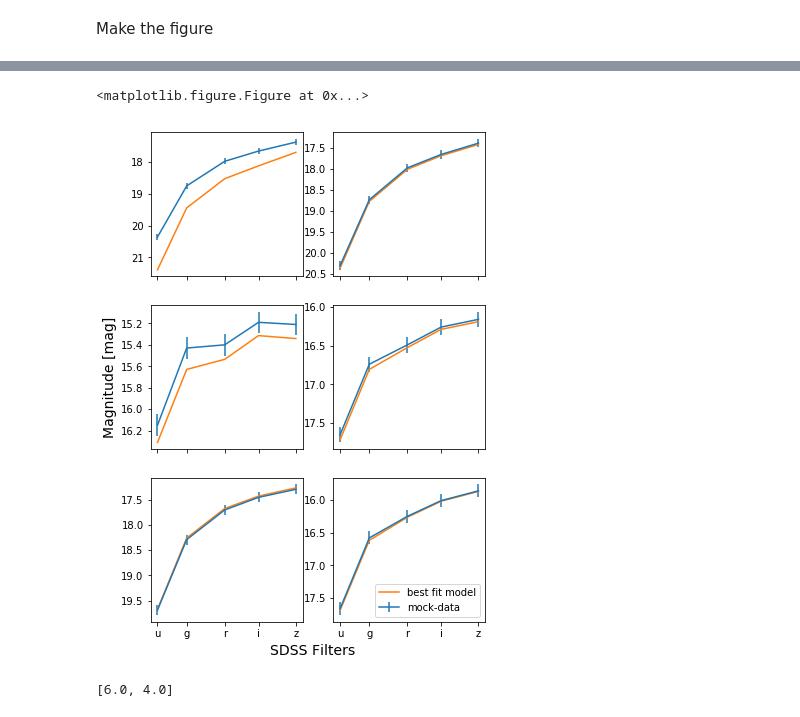
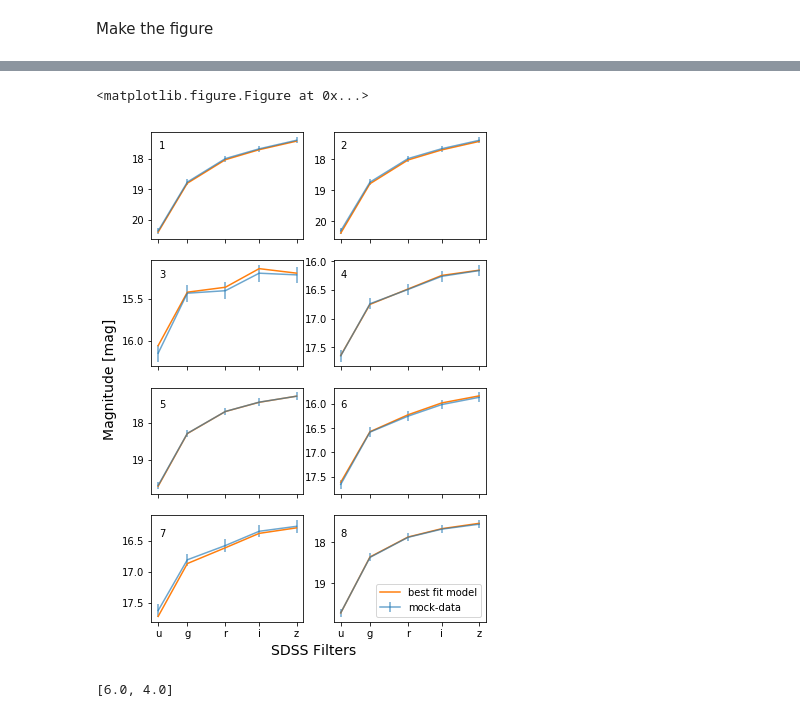
Before and after one commit to benjaminrose/MC-Age, a Jupyter notebook: figures/Consistance-Test-SED.ipynb, the cells around one changed output, grey strips where cells are left out. Saved outputs shown, nothing was run; the diff lists cells and outputs as text; code cells hidden in the pictures.

Commit message:
Update figure creating scripts

```diff
--- a/figures/Consistance-Test-SED.ipynb
+++ b/figures/Consistance-Test-SED.ipynb
@@ -63,7 +91,7 @@ redshift = 0.05
 # %% [markdown]
 Get the SED for the model.
 # %%
-def get_sed(sp, redshift, logzsol, dust2, tau, tStart, sfTrans, sfSlope):
+def get_sed(sp, redshift, logzsol, dust2, tau, tStart, sfTrans, phi):
     """same as `calculateAge.runFSPS()` as of 2017-10-05
     """
     sdss_bands = ['sdss_u', 'sdss_g', 'sdss_r', 'sdss_i', 'sdss_z']
@@ -77,14 +105,14 @@ def get_sed(sp, redshift, logzsol, dust2, tau, tStart, sfTrans, sfSlope):
     sp.params['tau'] = tau
     sp.params['sf_start'] = tStart
     sp.params['sf_trunc'] = sfTrans
-    sp.params['sf_slope'] = sfSlope
+    sp.params['sf_slope'] = np.tan(phi)
 
     tage = cosmo.age(redshift).to('Gyr').value
 
     return sp.get_mags(tage=tage, redshift=redshift, bands=sdss_bands)
 # %%
 model_sed = {}
-for i in range(1, 7):
+for i in range(1, 9):
     model_sed[i] = get_sed(sp, redshift, *model[i])
 # %% [markdown]
 Make the figure
@@ -101,62 +131,94 @@ model_sed
 plt.figure('SED Consistence Test')
 
 # row and column sharing
-f, ((ax1, ax2), (ax3, ax4), (ax5, ax6)) = plt.subplots(3, 2, sharex='col', figsize=(6, 9))
+f, ((ax1, ax2), (ax3, ax4), (ax5, ax6), (ax7, ax8)) = plt.subplots(4, 2, sharex='col', figsize=(6, 9))
 
 # add uncertainty
-ax1.errorbar(wavelengths, data[1], yerr=uncert[1])
+ax1.errorbar(wavelengths, data[1], yerr=uncert[1], alpha=0.65)
 ax1.plot(wavelengths, model_sed[1] + c[1])
 ax1.invert_yaxis()
 # ax1.set_title('1')
 # ax1.text(0.5, 0.5, '1')
 
-ax2.errorbar(wavelengths, data[2], yerr=uncert[2])
+ax2.errorbar(wavelengths, data[2], yerr=uncert[2], alpha=0.65)
 ax2.plot(wavelengths, model_sed[2] + c[2])
 ax2.invert_yaxis()
 
-ax3.errorbar(wavelengths, data[3], yerr=uncert[3])
+ax3.errorbar(wavelengths, data[3], yerr=uncert[3], alpha=0.65)
 ax3.plot(wavelengths, model_sed[3] + c[3])
 ax3.invert_yaxis()
+# ax3.set_title('3')
 
-ax4.errorbar(wavelengths, data[4], yerr=uncert[4])
+ax4.errorbar(wavelengths, data[4], yerr=uncert[4], alpha=0.65)
 ax4.plot(wavelengths, model_sed[4] + c[4])
 ax4.invert_yaxis()
 # ax4.set_title('4')
 
-ax5.errorbar(wavelengths, data[5], yerr=uncert[5])
+ax5.errorbar(wavelengths, data[5], yerr=uncert[5], alpha=0.65)
 ax5.plot(wavelengths, model_sed[5] + c[5])
 ax5.invert_yaxis()
 
-ax6.errorbar(wavelengths, data[6], yerr=uncert[6], label='mock-data')
-ax6.plot(wavelengths, model_sed[6] + c[6], label='best fit model')
+ax6.errorbar(wavelengths, data[6], yerr=uncert[6], alpha=0.65)
+ax6.plot(wavelengths, model_sed[6] + c[6])
 ax6.invert_yaxis()
+
+ax7.errorbar(wavelengths, data[7], yerr=uncert[7], alpha=0.65)
+ax7.plot(wavelengths, model_sed[7] + c[7])
+ax7.invert_yaxis()
+
+ax8.errorbar(wavelengths, data[8], yerr=uncert[8], alpha=0.65, label='mock-data')
+ax8.plot(wavelengths, model_sed[8] + c[8], label='best fit model')
+ax8.invert_yaxis()
 
 
 plt.legend()
 
-ax3.set_ylabel('Magnitude [mag]', size=14)
 
-ax5.set_xticks(wavelengths)
-ax5.set_xticklabels(filters)
-ax6.set_xticks(wavelengths)
-ax6.set_xticklabels(filters)
+ax7.set_xticks(wavelengths)
+ax7.set_xticklabels(filters)
+ax8.set_xticks(wavelengths)
+ax8.set_xticklabels(filters)
 
+# ax3.set_ylabel('Magnitude [mag]', size=14)
+f.text(0.03, 0.5, 'Magnitude [mag]', ha='center', va='center', size=14, rotation=90)
 # ax5.set_xlabel('SDSS Filters')
 # ax6.set_xlabel('SDSS Filters')
 # https://stackoverflow.com/questions/6963035/pyplot-axes-labels-for-subplots
 f.text(0.5, 0.08, 'SDSS Filters', ha='center', va='center', size=14)
+
+
+# lable figures
+f.text(0.15, 0.86, '1', ha='center', va='center', size=10)
+f.text(0.57, 0.86, '2', ha='center', va='center', size=10)
+f.text(0.15, 0.66, '3', ha='center', va='center', size=10)
+f.text(0.57, 0.66, '4', ha='center', va='center', size=10)
+f.text(0.15, 0.46, '5', ha='center', va='center', size=10)
+f.text(0.57, 0.46, '6', ha='center', va='center', size=10)
+f.text(0.15, 0.26, '7', ha='center', va='center', size=10)
+f.text(0.57, 0.26, '8', ha='center', va='center', size=10)
+
+# # add ages
+# f.text(0.3, 0.73, '10.7 Gyr', ha='center', va='center', size=10)
+# f.text(0.72, 0.73, '1.4 Gyr', ha='center', va='center', size=10)
+# f.text(0.3, 0.53, '1.8 Gyr', ha='center', va='center', size=10)
+# f.text(0.72, 0.53, '4.3 Gyr', ha='center', va='center', size=10)
+# f.text(0.3, 0.33, '10.7 Gyr', ha='center', va='center', size=10)
+# f.text(0.72, 0.33, '1.8 Gyr', ha='center', va='center', size=10)
+# f.text(0.3, 0.13, '2.4 Gyr', ha='center', va='center', size=10)
+# f.text(0.72, 0.13, '0.44 Gyr', ha='center', va='center', size=10)
+
 
 
 # ax1.set_title('Sharing x per column, y per row')
 # ax2.scatter(x, y)
 # ax3.scatter(x, 2 * y ** 2 - 1, color='r')
 # ax4.plot(x, 2 * y ** 2 - 1, color='r')
 
 plt.savefig('del_consistancy_sed.pdf')
 plt.show()
 # %% [output]
 <matplotlib.figure.Figure at 0x...>
-[figure, old version]
+[figure, new version]
 # %%
 from pylab import rcParams
 rcParams['figure.figsize']
```
Also changed, not shown: parts of 2 cells of this notebook, 2 other files.
